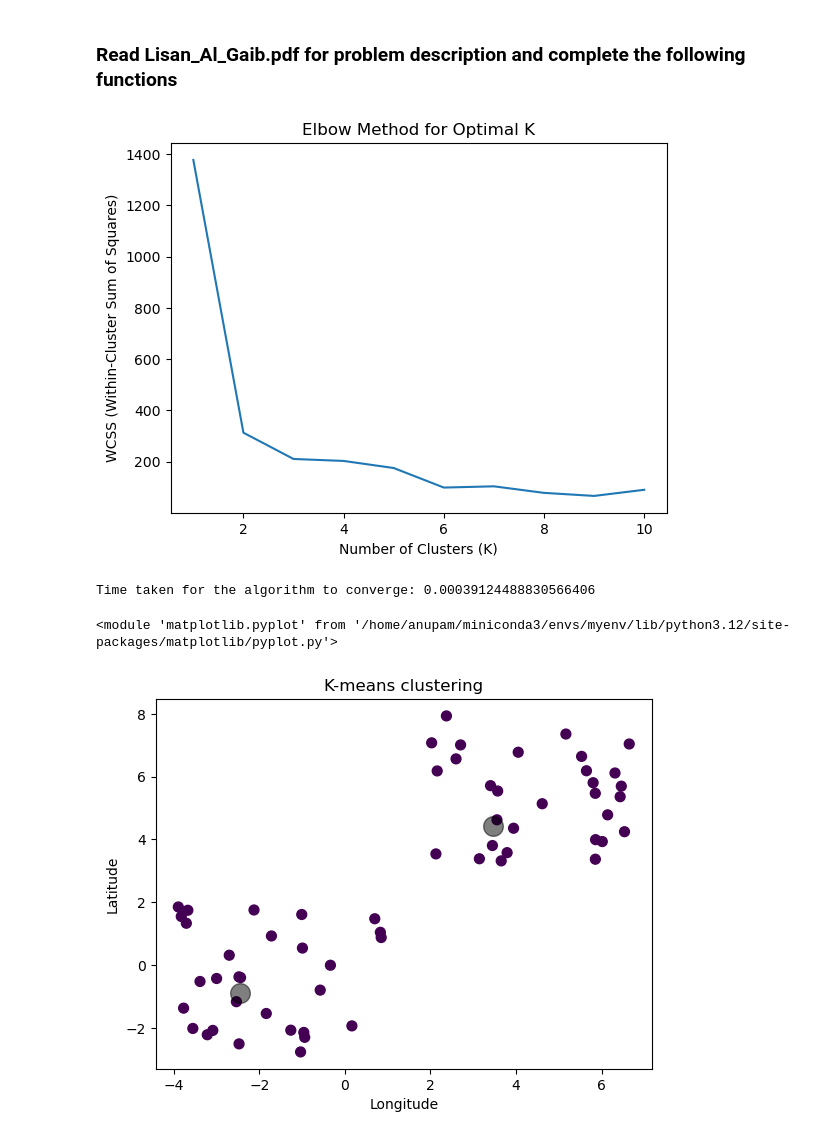
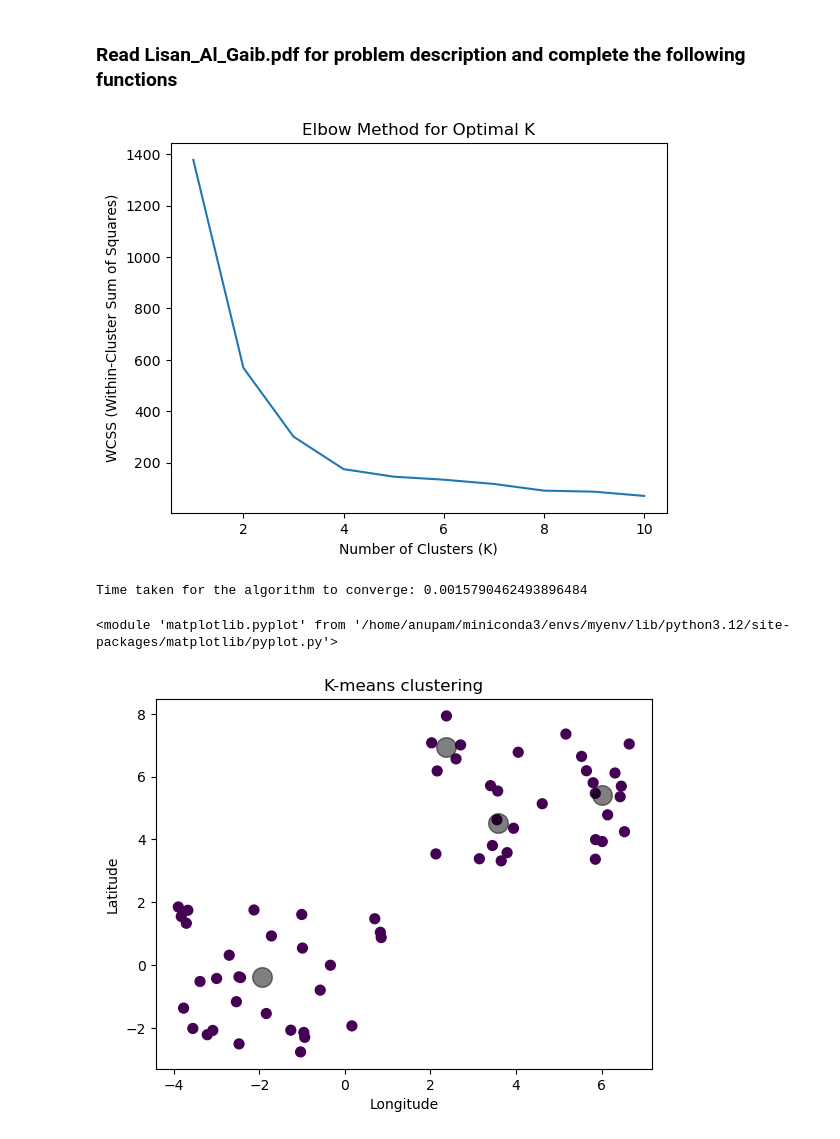
Before and after one commit to NoviceCoderInfinity/CPP_Assignment_2024, a Jupyter notebook: Assignments.ipynb, the cells around one changed output. Saved outputs shown, nothing was run; the diff lists cells and outputs as text; code cells hidden in the pictures.

```diff
--- a/Assignments.ipynb
+++ b/Assignments.ipynb
@@ -501,84 +515,49 @@ def visualise(data_path, labels, centers):
 # %%
 ### Compute WCSS for a given K
 def compute_wcss(data, centers, labels):
     wcss = 0
     for k in range(len(centers)):
         cluster_points = data[labels == k]
         if len(cluster_points) > 0:
             wcss += np.sum((cluster_points - centers[k]) ** 2)
     return wcss
 
-def find_optimal_k(data_path, max_k=10, n_runs=10):
+def find_optimal_k(data_path, max_k=10):
     wcss_values = []
-
+    data = load_data(data_path)
     # Try K values from 1 to max_k
     for K in range(1, max_k + 1):
-        wcss_for_k = []
+        wcss_k = []
+        for _ in range(10):
+            centers = initialise_centers(data, K)
+            labels = initialise_labels(data)
+            distances = calculate_distances(data, centers)
+            labels_new = update_labels(distances)
+            centers = update_centers(data, labels_new, K)
 
-        # Run k-means 10 times for each K
-        for _ in range(n_runs):
-            wcss, _ = run_kmeans(data_path, K)
-            wcss_for_k.append(wcss)
-
-        # Compute the average WCSS for the current K
-        avg_wcss = np.mean(wcss_for_k)
-        wcss_values.append(avg_wcss)
-
-    # Plot WCSS to find the elbow point
-    plt.plot(range(1, max_k + 1), wcss_values)
-    plt.title('Elbow Method for Optimal K')
-    plt.xlabel('Number of Clusters (K)')
-    plt.ylabel('Average WCSS (Within-Cluster Sum of Squares)')
-    plt.show()
-
-    # Find the ideal K (elbow point) by examining the WCSS curve
-    # Calculate the differences in WCSS values
-    wcss_diff = np.diff(wcss_values)
-    wcss_diff_diff = np.diff(wcss_diff)
-
-    # Find the point where the second derivative is minimized (elbow point)
-    ideal_k = np.argmin(wcss_diff_diff) + 2  # Adding 2 because diff reduces length by 2
-
-    print(f"Optimal K determined by elbow method: {ideal_k}")
-    return ideal_k
-
-# Example usage:
-find_optimal_k(data_path="spice_locations.txt")
-
-def find_optimal_k(data_path, max_k=10):
-    wcss_values = []
-
-    # Try K values from 1 to max_k
-    for K in range(1, max_k + 1):
-        data = load_data(data_path)
-        centers = initialise_centers(data, K)
-        labels = initialise_labels(data)
-        distances = calculate_distances(data, centers)
-        labels_new = update_labels(distances)
-        centers = update_centers(data, labels_new, K)
-
-        # Compute WCSS for the current K
-        wcss = compute_wcss(data, centers, labels_new)
-        wcss_values.append(wcss)
+            # Compute WCSS for the current K
+            wcss = compute_wcss(data, centers, labels_new)
+            wcss_k.append(wcss)
+        wcss_values.append(np.mean(np.array(wcss_k)))
 
     # Plot WCSS to find the elbow point
     plt.plot(range(1, max_k + 1), wcss_values)
     plt.title('Elbow Method for Optimal K')
     plt.xlabel('Number of Clusters (K)')
     plt.ylabel('WCSS (Within-Cluster Sum of Squares)')
     plt.show()
 
 find_optimal_k(data_path="spice_locations.txt")
 # %% [output]
-[figure, old version]
+[figure, new version]
 # %%
 ### After you have completed the above functions, run the following code to generate the plot
 data_path = 'spice_locations.txt'
-K, init_centers = 2, None # 2 seems to be the elbow point according to the graph
+K, init_centers = 4, None # 4 seems to be the elbow point according to the graph
 centers, labels, time_taken = kmeans(data_path, K, init_centers)
 print('Time taken for the algorithm to converge:', time_taken)
 visualise(data_path, labels, centers)
 # %% [output]
-Time taken for the algorithm to converge: 0.00039124488830566406
+Time taken for the algorithm to converge: 0.0015790462493896484
 <module 'matplotlib.pyplot' from '/home/anupam/miniconda3/envs/myenv/lib/python3.12/site-packages/matplotlib/pyplot.py'>
-[figure, old version]
+[figure, new version]
```
Also changed, not shown: parts of 4 cells of this notebook.
